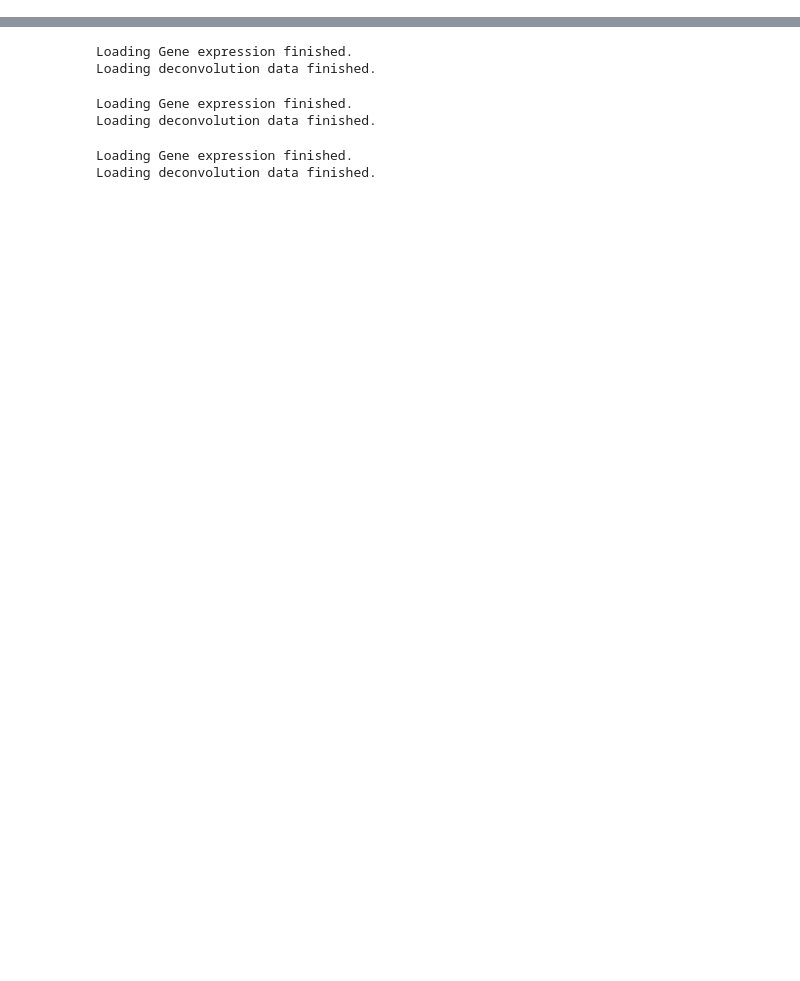
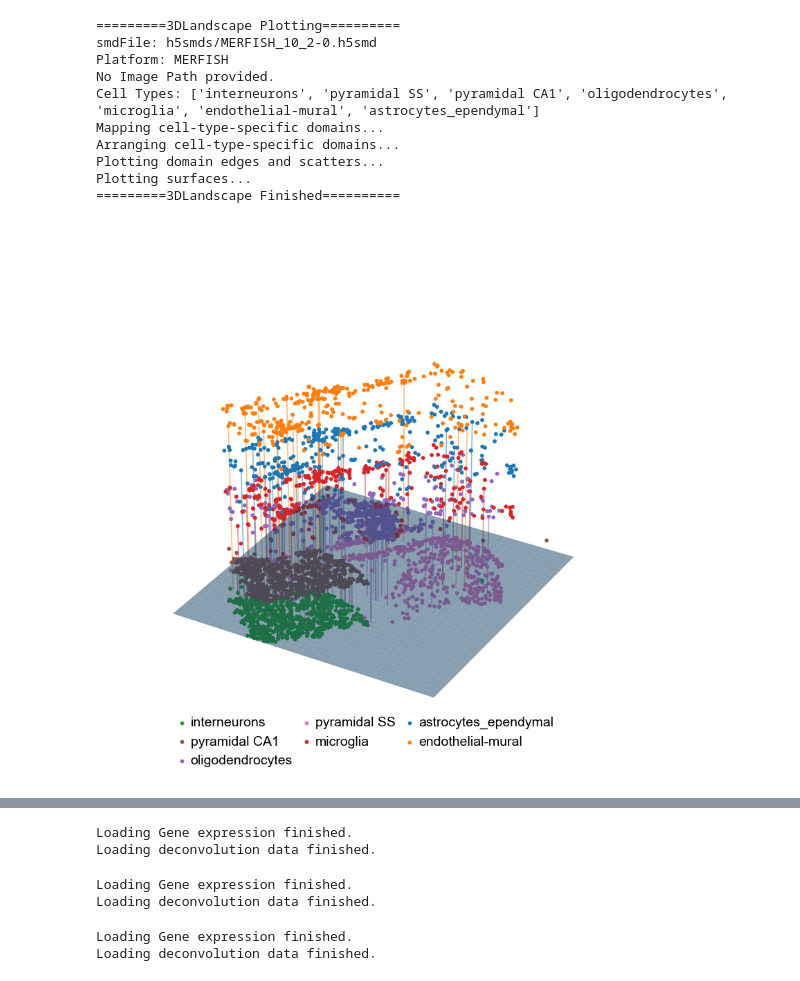
Before and after one commit to newmana/Despot, a Jupyter notebook: docs/3DLandscape.ipynb, the cells around one changed output, grey strips where cells are left out. Cells and saved outputs as stored; diff of their text form; code cells hidden in the pictures; blank space fills up the shorter version.

```diff
--- a/docs/3DLandscape.ipynb
+++ b/docs/3DLandscape.ipynb
@@ -43,0 +40,15 @@ Plotting surfaces...
+# %%
+smdFile = "h5smds/MERFISH_10_2-0.h5smd"
+res = Show_3D_landscape(smdFile, alpha=50, save=False, plot_edge=False)
+# %% [output]
+=========3DLandscape Plotting==========
+smdFile: h5smds/MERFISH_10_2-0.h5smd
+Platform: MERFISH
+No Image Path provided.
+Cell Types: ['interneurons', 'pyramidal SS', 'pyramidal CA1', 'oligodendrocytes', 'microglia', 'endothelial-mural', 'astrocytes_ependymal']
+Mapping cell-type-specific domains...
+Arranging cell-type-specific domains...
+Plotting domain edges and scatters...
+Plotting surfaces...
+=========3DLandscape Finished==========
+[figure, added]
```
Also changed, not shown: parts of 19 cells of this notebook, 4 other files.
